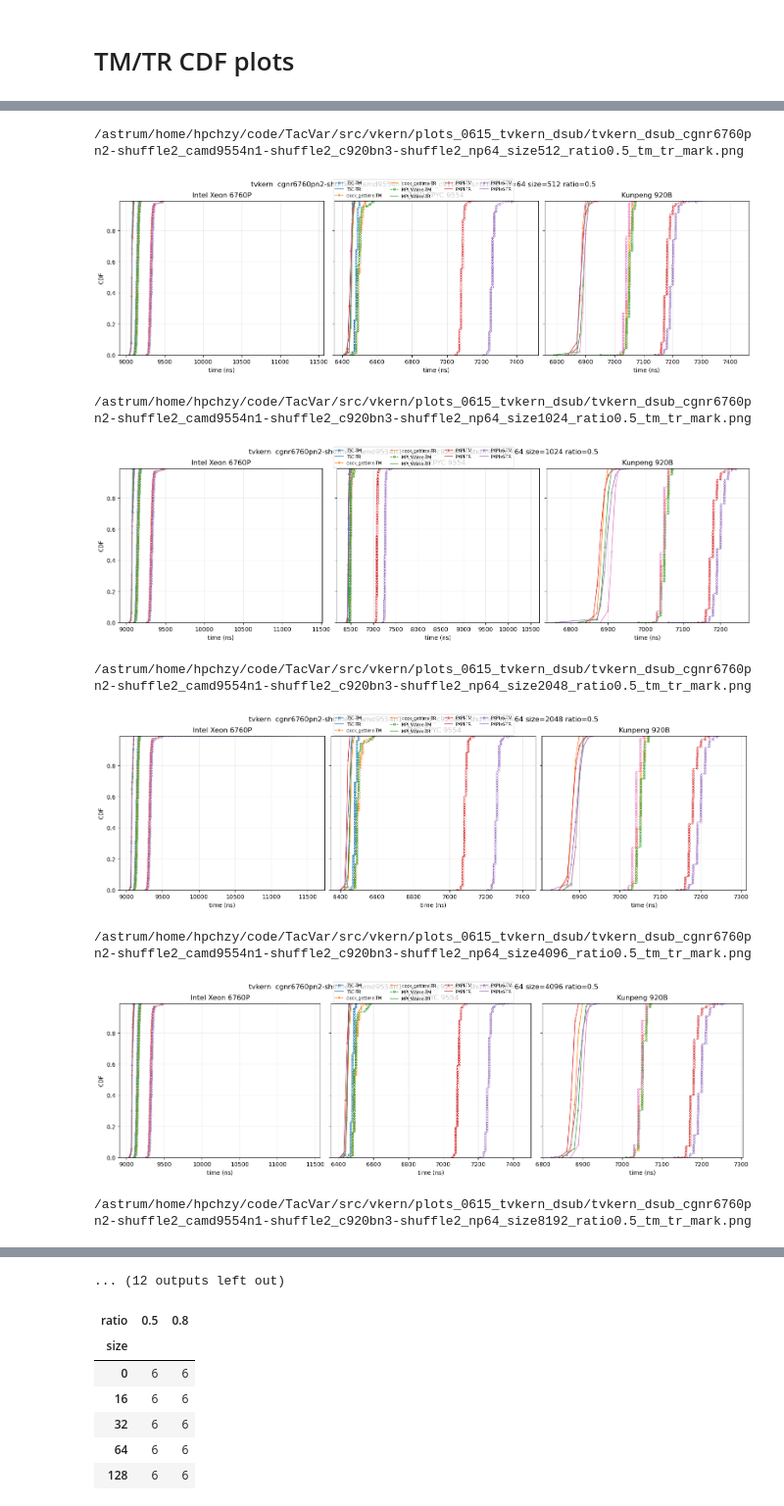
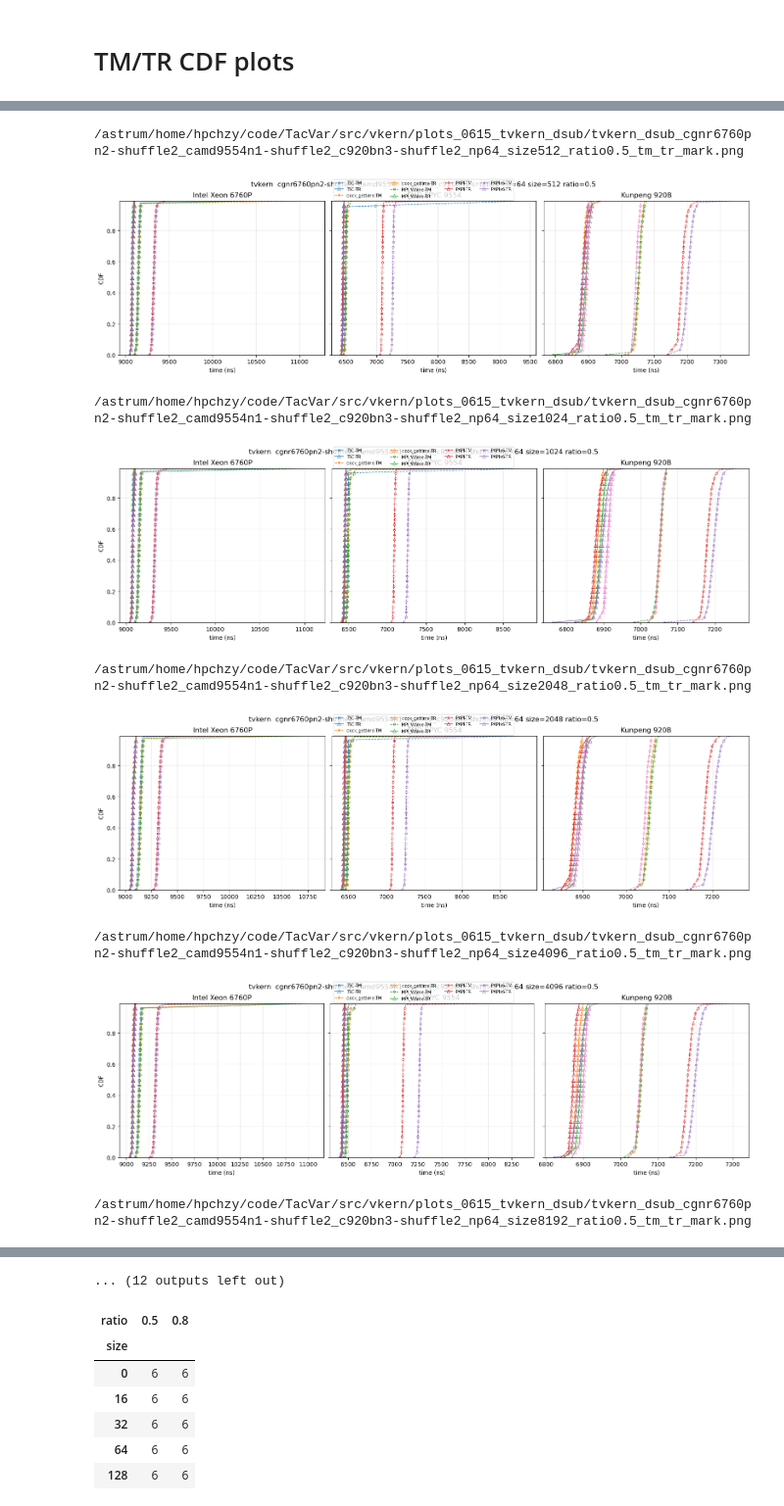
Before and after one commit to HunterHan/TacVar, a Jupyter notebook: src/vkern/plot_entry_filt.tvkern.0615.ipynb, the cells around one changed output, grey strips where cells are left out. Shown at 98% size. Saved outputs shown, nothing was run; the diff lists cells and outputs as text; code cells hidden in the pictures.

```diff
--- a/src/vkern/plot_entry_filt.tvkern.0615.ipynb
+++ b/src/vkern/plot_entry_filt.tvkern.0615.ipynb
@@ -443,13 +443,25 @@ PLOT_SIZES = [0, 512, 1024, 2048, 4096, 8192]
 if SAVE_FIG:
     OUT_DIR.mkdir(parents=True, exist_ok=True)
 
-for ratio in sorted(entries['ratio'].dropna().unique()):
+
+def seq_ecdf(seq):
+    """ECDF (x, y) from a sample array, clipped to QUANTILE_DROP."""
+    s = np.sort(np.asarray(seq, dtype=float))
+    n = s.size
+    if n == 0:
+        return s, s
+    y = (np.arange(n) + 0.5) / n
+    keep = y <= QUANTILE_DROP
+    return s[keep], y[keep]
+
+
+for ratio in sorted(df['ratio'].dropna().unique()):
     for size in PLOT_SIZES:
-        entries_plot = entries[(entries['ratio'] == ratio) & (entries['size'] == size)]
-        if entries_plot.empty:
+        plot_df = df[(df['ratio'] == ratio) & (df['size'] == size)]
+        if plot_df.empty:
             continue
 
-        for (kernel, np_val), group_all in entries_plot.groupby(['kernel', 'np'], sort=True):
+        for (kernel, np_val), group_all in plot_df.groupby(['kernel', 'np'], sort=True):
             hosts = [host for host in HOST_ORDER if host in set(group_all['host'])]
             if not hosts:
                 continue
@@ -463,25 +475,17 @@ for ratio in sorted(entries['ratio'].dropna().unique()):
                     color = TIMER_COLORS.get(timer)
                     label = timer_label(timer)
 
-                    tm_x, tm_y = ecdf_xy(read_tm(row['tm_file']))
-                    tr_df = read_hist(row['tr_hist_file'])
+                    if row['tm_seq'] is None or row['tr_seq'] is None:
+                        continue
 
-                    tm_markevery = max(10, len(tm_x) // 100)
-                    tm_markevery = 1000
+                    tm_x, tm_y = seq_ecdf(row['tm_seq'])
+                    tr_x, tr_y = seq_ecdf(row['tr_seq'])
 
-                    tr_ns = tr_df['ns'].to_numpy()
-                    tr_cdf = tr_df['cdf'].to_numpy()
-                    if len(tr_ns) > TR_MARKER_MAX:
-                        keep = np.linspace(0, len(tr_ns) - 1, TR_MARKER_MAX, dtype=int)
-                        tr_marker_x = tr_ns[keep]
-                        tr_marker_y = tr_cdf[keep]
-                    else:
-                        tr_marker_x = tr_ns
-                        tr_marker_y = tr_cdf
+                    tm_me = max(1, len(tm_x) // 30)
+                    tr_me = max(1, len(tr_x) // 30)
 
-                    ax.plot(tm_x, tm_y, label=f'{label}-TM', color=color, linestyle='--', linewidth=1.0, marker='.', markevery=tm_markevery, markersize=7, markerfacecolor='none', markeredgewidth=0.7)
-                    ax.plot(tr_ns, tr_cdf, label=f'{label}-TR', color=color, linestyle='-', linewidth=1.0)
-                    ax.scatter(tr_marker_x, tr_marker_y, color=color, marker='^', s=11, linewidths=0.6, facecolor='none', alpha=0.72)
+                    ax.plot(tm_x, tm_y, label=f'{label}-TM', color=color, linestyle='--', linewidth=1.0, marker='.', markevery=tm_me, markersize=7, markerfacecolor='none', markeredgewidth=0.7)
+                    ax.plot(tr_x, tr_y, label=f'{label}-TR', color=color, linestyle='-', linewidth=1.0, marker='^', markevery=tr_me, markersize=6, markerfacecolor='none', markeredgewidth=0.7)
 
                 ax.set_title(HOST_LABELS.get(host, host))
                 ax.set_xlabel('time (ns)')
@@ -505,9 +509,9 @@ for ratio in sorted(entries['ratio'].dropna().unique()):
 /astrum/home/hpchzy/code/TacVar/src/vkern/plots_0615_tvkern_dsub/tvkern_dsub_cgnr6760pn2-shuffle2_camd9554n1-shuffle2_c920bn3-shuffle2_np64_size512_ratio0.5_tm_tr_mark.png
-[figure, old version]
+[figure, new version]
 /astrum/home/hpchzy/code/TacVar/src/vkern/plots_0615_tvkern_dsub/tvkern_dsub_cgnr6760pn2-shuffle2_camd9554n1-shuffle2_c920bn3-shuffle2_np64_size1024_ratio0.5_tm_tr_mark.png
-[figure, old version]
+[figure, new version]
 /astrum/home/hpchzy/code/TacVar/src/vkern/plots_0615_tvkern_dsub/tvkern_dsub_cgnr6760pn2-shuffle2_camd9554n1-shuffle2_c920bn3-shuffle2_np64_size2048_ratio0.5_tm_tr_mark.png
-[figure, old version]
+[figure, new version]
 /astrum/home/hpchzy/code/TacVar/src/vkern/plots_0615_tvkern_dsub/tvkern_dsub_cgnr6760pn2-shuffle2_camd9554n1-shuffle2_c920bn3-shuffle2_np64_size4096_ratio0.5_tm_tr_mark.png
-[figure, old version]
+[figure, new version]
 /astrum/home/hpchzy/code/TacVar/src/vkern/plots_0615_tvkern_dsub/tvkern_dsub_cgnr6760pn2-shuffle2_camd9554n1-shuffle2_c920bn3-shuffle2_np64_size8192_ratio0.5_tm_tr_mark.png
```
Also changed, not shown: parts of 1 cell of this notebook, 1 other file.
